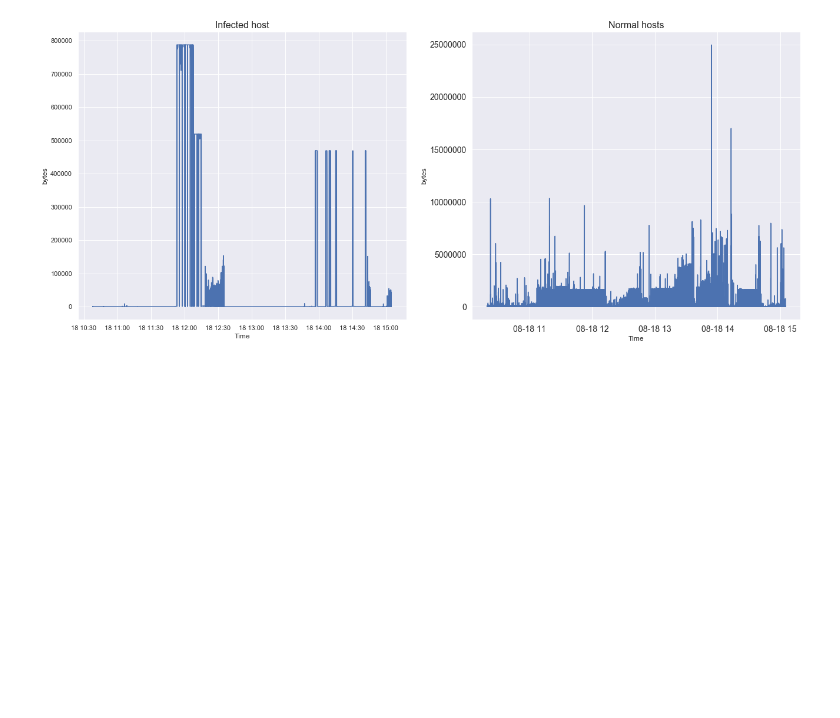
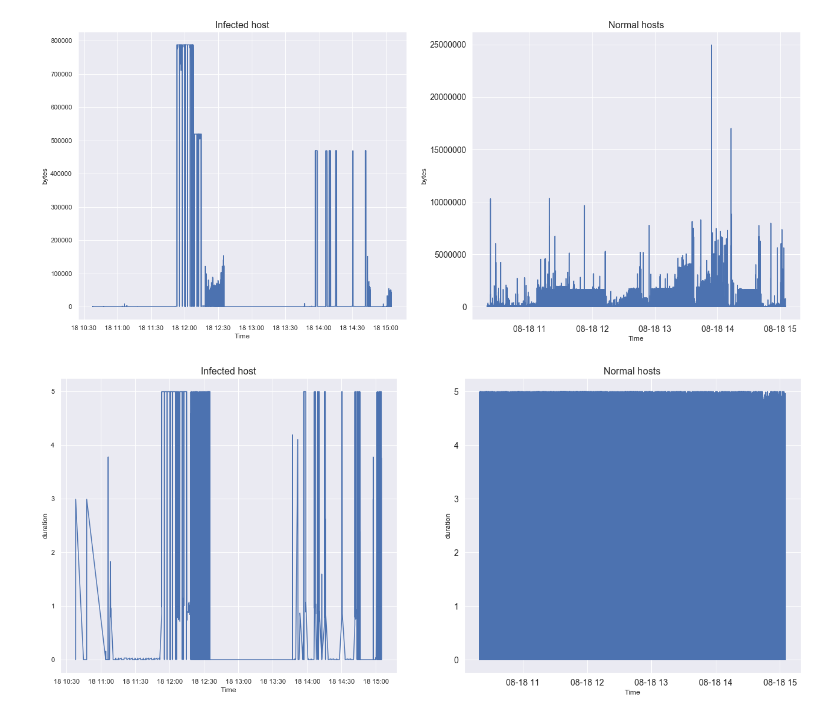
Before and after one commit to simionAndrei/CyberBotnet3, a Jupyter notebook: Flow visualization.ipynb, the cells around one changed output. Cells and saved outputs as stored; diff of their text form; code cells hidden in the pictures; blank space fills up the shorter version.

Commit message:
Update flow visualization

```diff
--- a/Flow visualization.ipynb
+++ b/Flow visualization.ipynb
@@ -53,3 +53,7 @@ create_time_plot(df, df_host, "packets", "packets_leg-bot.png", logger)
 create_time_plot(df, df_host, "bytes", "bytes_leg-bot.png", logger)
 # %% [output]
 [figure]
+# %%
+create_time_plot(df, df_host, "duration", "duration_leg-bot.png", logger)
+# %% [output]
+[figure, added]
```
Also changed, not shown: parts of 2 cells of this notebook, 2 other files.
